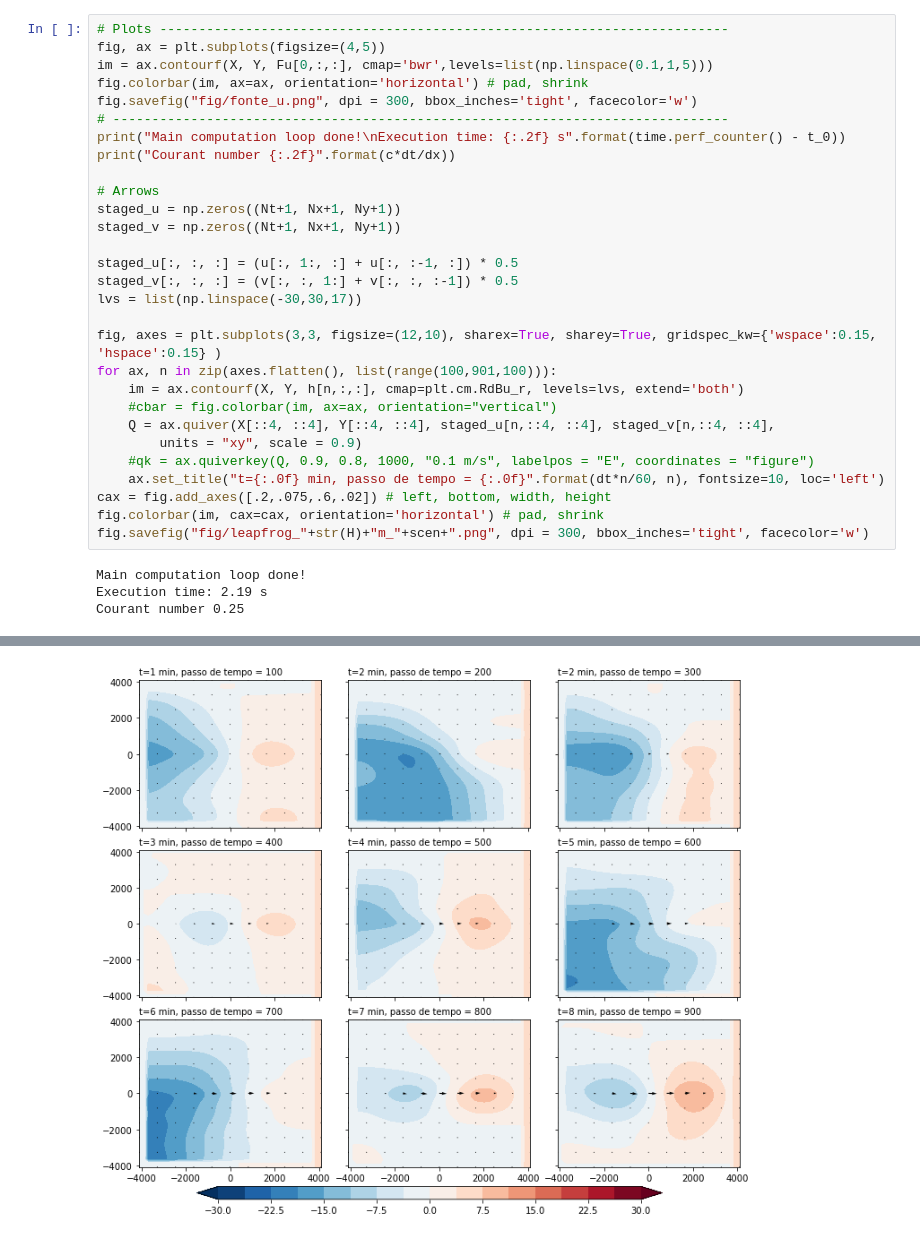
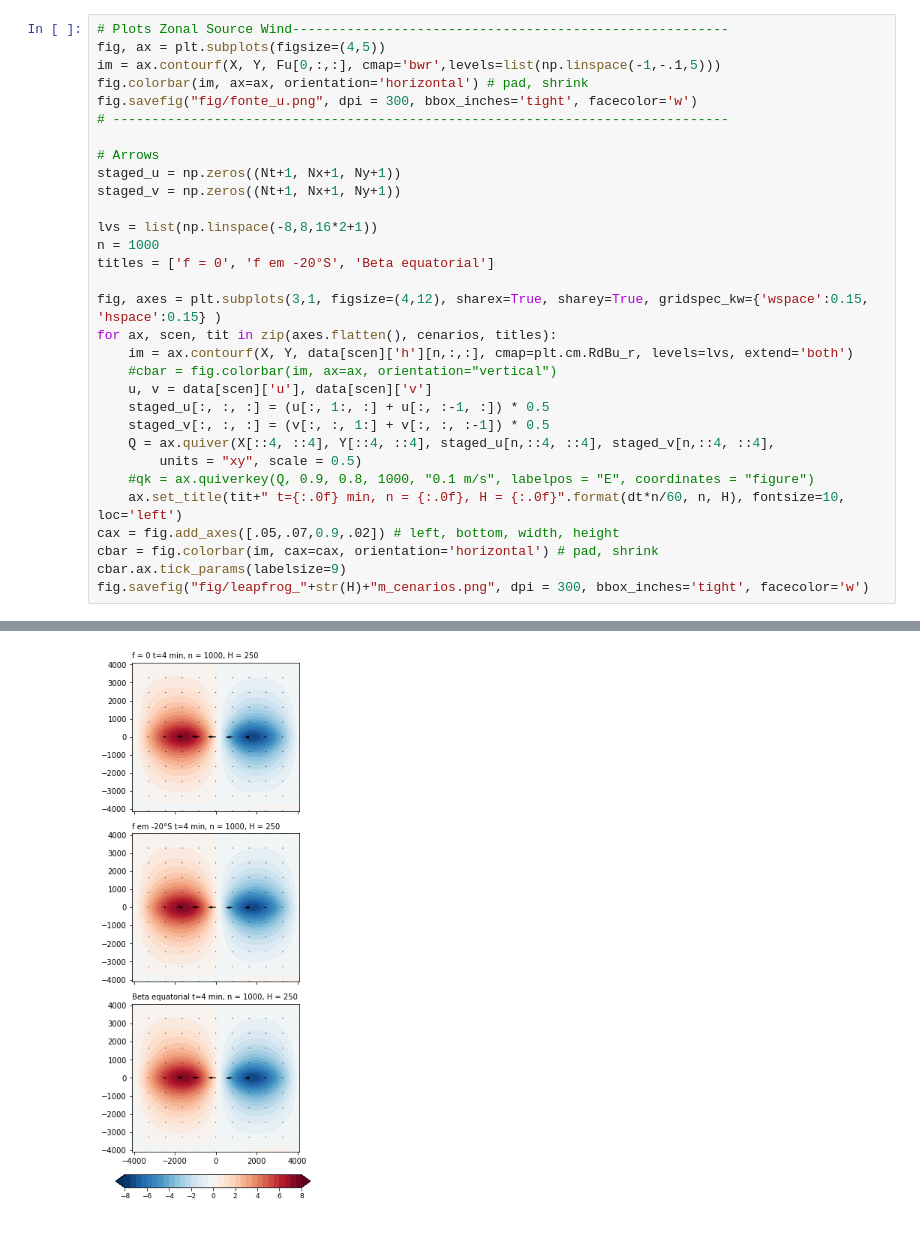
Before and after one commit to adelgadop/Modelagem, a Jupyter notebook: Exercicio_4/Agua_rassa.ipynb, the cells around one changed output, grey strips where cells are left out. Cells and saved outputs as stored; diff of their text form.

```diff
--- a/Exercicio_4/Agua_rassa.ipynb
+++ b/Exercicio_4/Agua_rassa.ipynb
@@ -41,33 +154,32 @@ t_0 = time.perf_counter()  # For timing the computation loop
 # %%
-# Plots -------------------------------------------------------------------------
+# Plots Zonal Source Wind--------------------------------------------------------
 fig, ax = plt.subplots(figsize=(4,5))
-im = ax.contourf(X, Y, Fu[0,:,:], cmap='bwr',levels=list(np.linspace(0.1,1,5)))
+im = ax.contourf(X, Y, Fu[0,:,:], cmap='bwr',levels=list(np.linspace(-1,-.1,5)))
 fig.colorbar(im, ax=ax, orientation='horizontal') # pad, shrink
 fig.savefig("fig/fonte_u.png", dpi = 300, bbox_inches='tight', facecolor='w')
 # -------------------------------------------------------------------------------
-print("Main computation loop done!\nExecution time: {:.2f} s".format(time.perf_counter() - t_0))
-print("Courant number {:.2f}".format(c*dt/dx))
 
 # Arrows
 staged_u = np.zeros((Nt+1, Nx+1, Ny+1))
 staged_v = np.zeros((Nt+1, Nx+1, Ny+1))
 
-staged_u[:, :, :] = (u[:, 1:, :] + u[:, :-1, :]) * 0.5
-staged_v[:, :, :] = (v[:, :, 1:] + v[:, :, :-1]) * 0.5
-lvs = list(np.linspace(-30,30,17))
+lvs = list(np.linspace(-8,8,16*2+1))
+n = 1000
+titles = ['f = 0', 'f em -20°S', 'Beta equatorial']
 
-fig, axes = plt.subplots(3,3, figsize=(12,10), sharex=True, sharey=True, gridspec_kw={'wspace':0.15, 'hspace':0.15} )
-for ax, n in zip(axes.flatten(), list(range(100,901,100))):
-    im = ax.contourf(X, Y, h[n,:,:], cmap=plt.cm.RdBu_r, levels=lvs, extend='both')
+fig, axes = plt.subplots(3,1, figsize=(4,12), sharex=True, sharey=True, gridspec_kw={'wspace':0.15, 'hspace':0.15} )
+for ax, scen, tit in zip(axes.flatten(), cenarios, titles):
+    im = ax.contourf(X, Y, data[scen]['h'][n,:,:], cmap=plt.cm.RdBu_r, levels=lvs, extend='both')
     #cbar = fig.colorbar(im, ax=ax, orientation="vertical")
+    u, v = data[scen]['u'], data[scen]['v']
+    staged_u[:, :, :] = (u[:, 1:, :] + u[:, :-1, :]) * 0.5
+    staged_v[:, :, :] = (v[:, :, 1:] + v[:, :, :-1]) * 0.5
     Q = ax.quiver(X[::4, ::4], Y[::4, ::4], staged_u[n,::4, ::4], staged_v[n,::4, ::4],
-        units = "xy", scale = 0.9)
+        units = "xy", scale = 0.5)
     #qk = ax.quiverkey(Q, 0.9, 0.8, 1000, "0.1 m/s", labelpos = "E", coordinates = "figure")
-    ax.set_title("t={:.0f} min, passo de tempo = {:.0f}".format(dt*n/60, n), fontsize=10, loc='left')
-cax = fig.add_axes([.2,.075,.6,.02]) # left, bottom, width, height
-fig.colorbar(im, cax=cax, orientation='horizontal') # pad, shrink
-fig.savefig("fig/leapfrog_"+str(H)+"m_"+scen+".png", dpi = 300, bbox_inches='tight', facecolor='w')
+    ax.set_title(tit+" t={:.0f} min, n = {:.0f}, H = {:.0f}".format(dt*n/60, n, H), fontsize=10, loc='left')
+cax = fig.add_axes([.05,.07,0.9,.02]) # left, bottom, width, height
+cbar = fig.colorbar(im, cax=cax, orientation='horizontal') # pad, shrink
+cbar.ax.tick_params(labelsize=9)
+fig.savefig("fig/leapfrog_"+str(H)+"m_cenarios.png", dpi = 300, bbox_inches='tight', facecolor='w')
 # %% [output]
-Main computation loop done!
-Execution time: 2.19 s
-Courant number 0.25
@@ -75 +187 @@ Courant number 0.25
-[figure, old version]
+[figure, new version]
```
Also changed, not shown: parts of 8 cells of this notebook, 18 other files.
